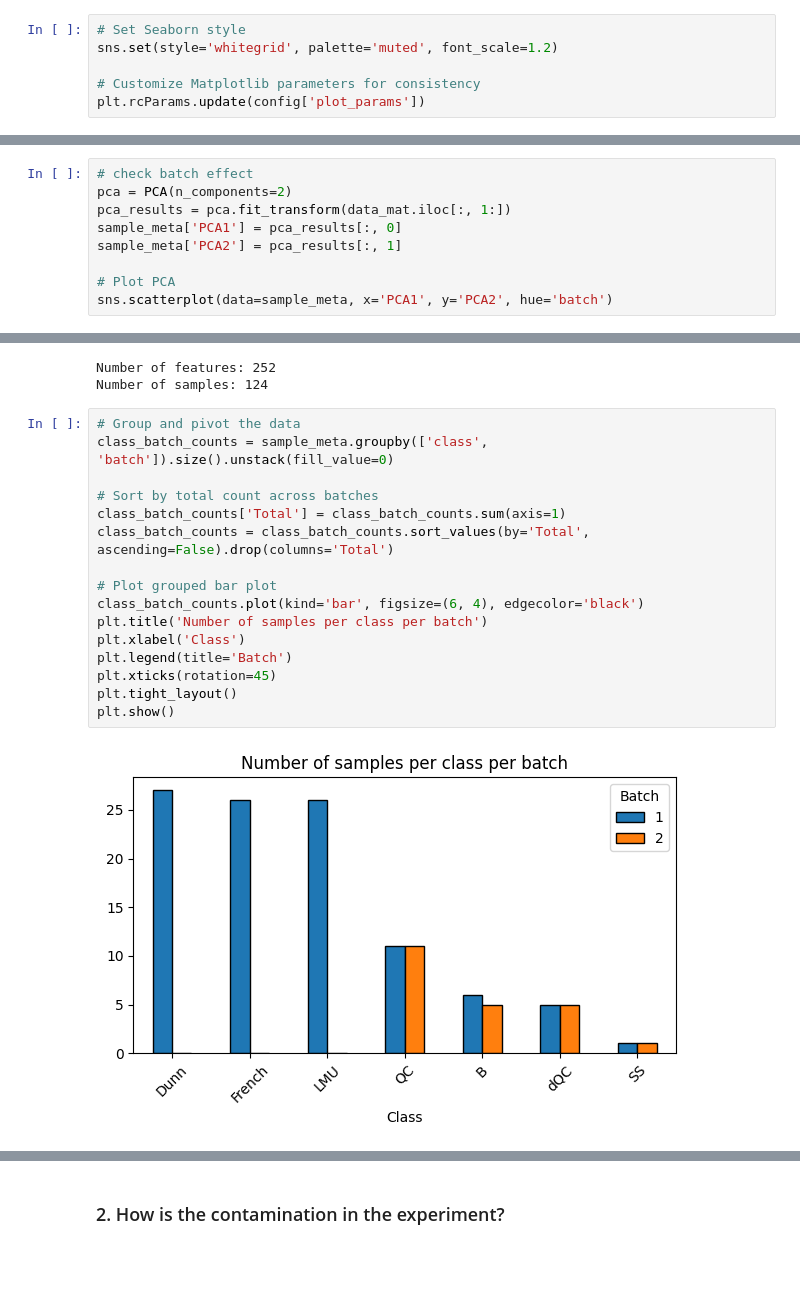
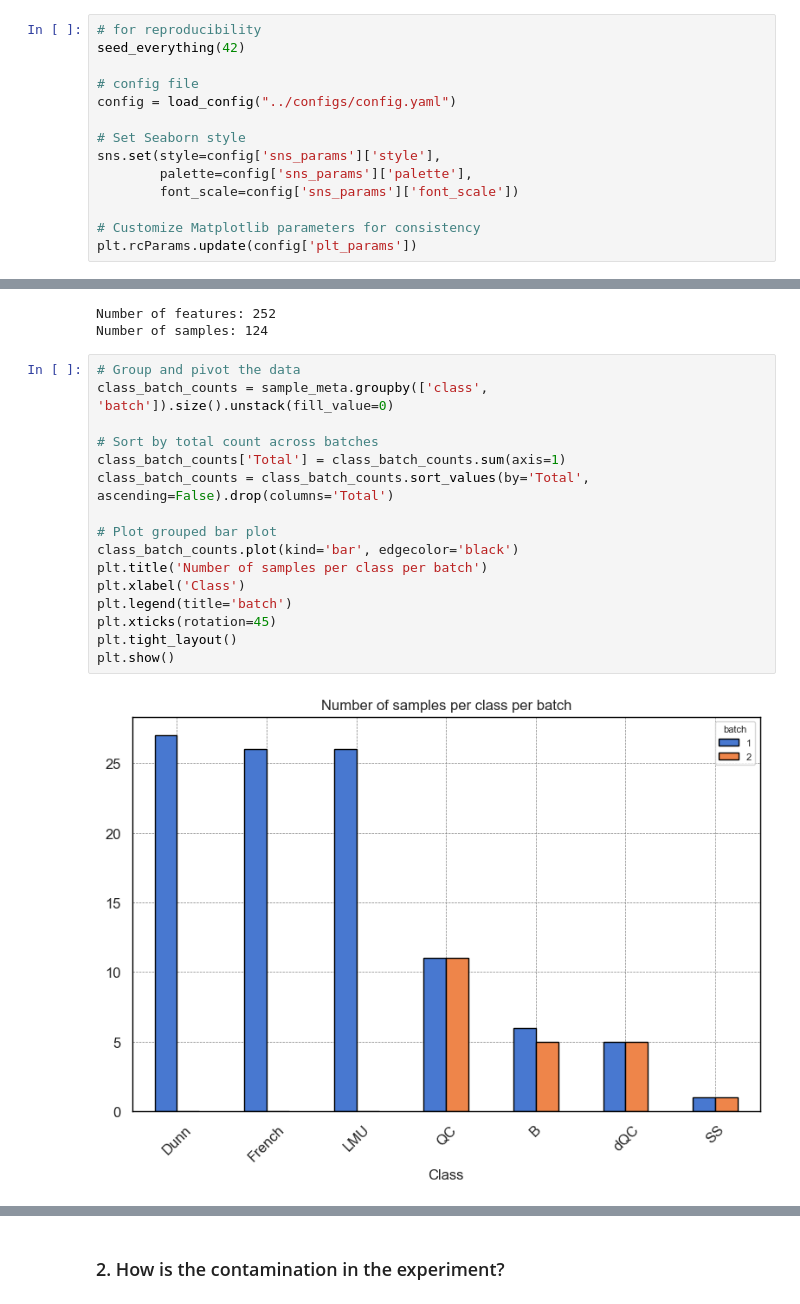
Before and after one commit to AliSaadatV/glycan_analysis, a Jupyter notebook: task1/notebooks/01_EDA.ipynb, the cells around one changed output, grey strips where cells are left out. Drawn from its saved outputs; the diff is of its cells as text; blank space fills up the shorter version.

```diff
--- a/task1/notebooks/01_EDA.ipynb
+++ b/task1/notebooks/01_EDA.ipynb
@@ -15,7 +11,15 @@ config = load_config("../configs/config.yaml")
 # %%
+# for reproducibility
+seed_everything(42)
+
+# config file
+config = load_config("../configs/config.yaml")
+
 # Set Seaborn style
-sns.set(style='whitegrid', palette='muted', font_scale=1.2)
+sns.set(style=config['sns_params']['style'],
+        palette=config['sns_params']['palette'],
+        font_scale=config['sns_params']['font_scale'])
 
 # Customize Matplotlib parameters for consistency
-plt.rcParams.update(config['plot_params'])
+plt.rcParams.update(config['plt_params'])
 # %% [markdown]
@@ -89,9 +66,0 @@ pd.DataFrame({'sample':data_mat['sample'].values,
-# %%
-# check batch effect
-pca = PCA(n_components=2)
-pca_results = pca.fit_transform(data_mat.iloc[:, 1:])
-sample_meta['PCA1'] = pca_results[:, 0]
-sample_meta['PCA2'] = pca_results[:, 1]
-
-# Plot PCA
-sns.scatterplot(data=sample_meta, x='PCA1', y='PCA2', hue='batch')
@@ -168,20 +75,20 @@ Number of samples: 124
 # %%
 # Group and pivot the data
 class_batch_counts = sample_meta.groupby(['class', 'batch']).size().unstack(fill_value=0)
 
 # Sort by total count across batches
 class_batch_counts['Total'] = class_batch_counts.sum(axis=1)
 class_batch_counts = class_batch_counts.sort_values(by='Total', ascending=False).drop(columns='Total')
 
 # Plot grouped bar plot
-class_batch_counts.plot(kind='bar', figsize=(6, 4), edgecolor='black')
+class_batch_counts.plot(kind='bar', edgecolor='black')
 plt.title('Number of samples per class per batch')
 plt.xlabel('Class')
-plt.legend(title='Batch')
+plt.legend(title='batch')
 plt.xticks(rotation=45)
 plt.tight_layout()
 plt.show()
 # %% [output]
-[figure, old version]
+[figure, new version]
 # %%
 # mz distribution
```
Also changed, not shown: parts of 33 cells of this notebook, 1 other file.
